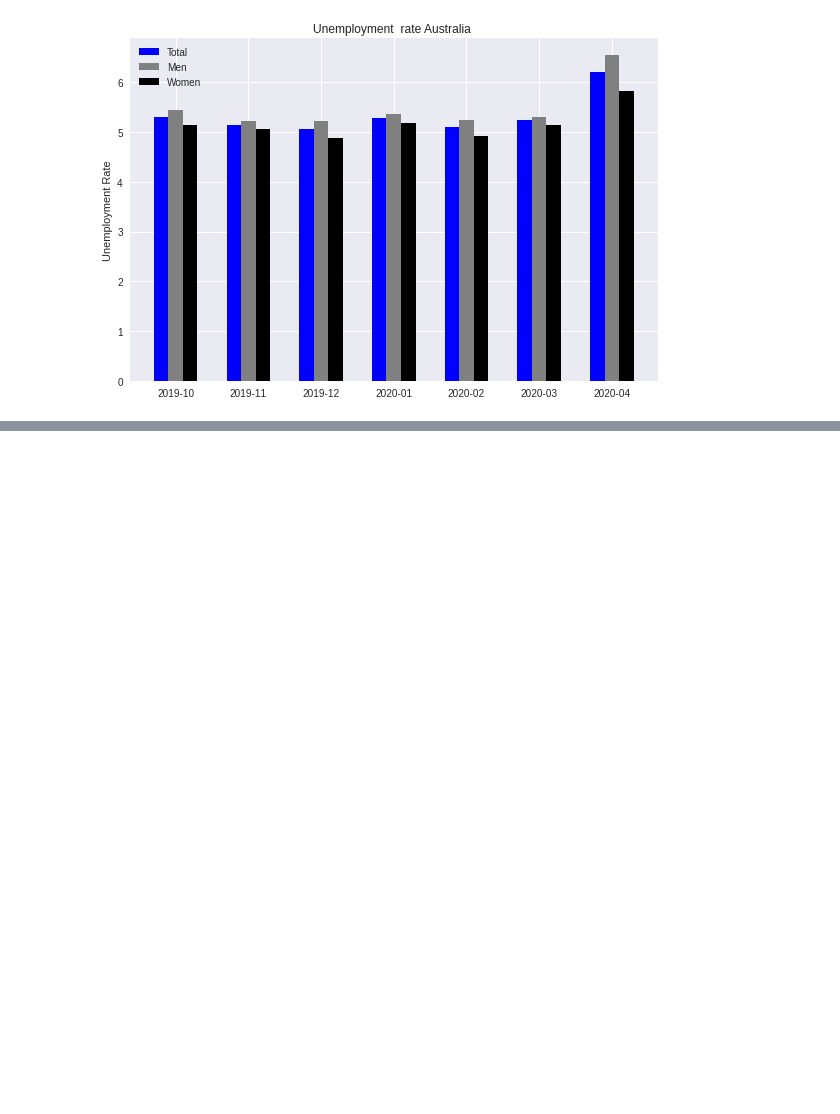
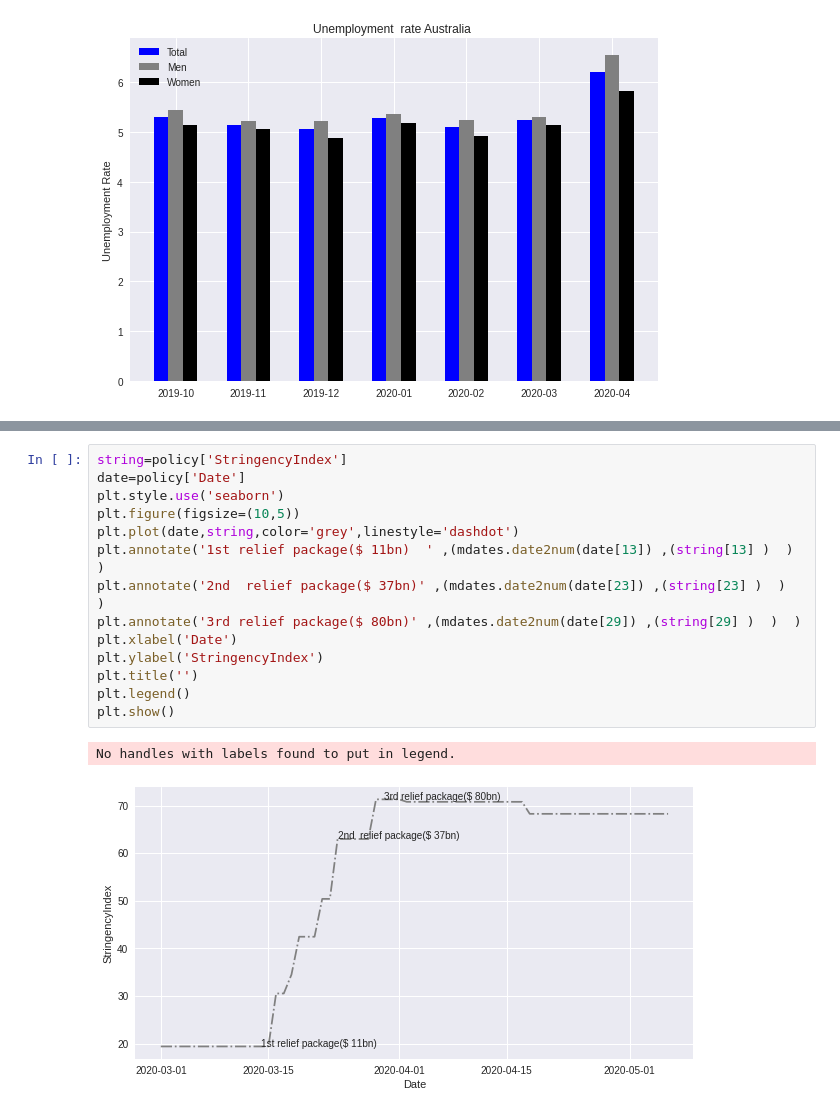
Before and after one commit to Gail529/Machine-Learning-, a Jupyter notebook: Untitled11.ipynb, the cells around one changed output, grey strips where cells are left out. Cells and saved outputs as stored; diff of their text form; blank space fills up the shorter version.

```diff
--- a/Untitled11.ipynb
+++ b/Untitled11.ipynb
@@ -129,0 +164,17 @@ plt.show()
+# %%
+string=policy['StringencyIndex']
+date=policy['Date']
+plt.style.use('seaborn')
+plt.figure(figsize=(10,5))
+plt.plot(date,string,color='grey',linestyle='dashdot')
+plt.annotate('1st relief package($ 11bn)  ' ,(mdates.date2num(date[13]) ,(string[13] )  )  )
+plt.annotate('2nd  relief package($ 37bn)' ,(mdates.date2num(date[23]) ,(string[23] )  )  )
+plt.annotate('3rd relief package($ 80bn)' ,(mdates.date2num(date[29]) ,(string[29] )  )  )
+plt.xlabel('Date')
+plt.ylabel('StringencyIndex')
+plt.title('')
+plt.legend()
+plt.show()
+# %% [output]
+No handles with labels found to put in legend.
+[figure, added]
```
Also changed, not shown: parts of 6 cells of this notebook.
